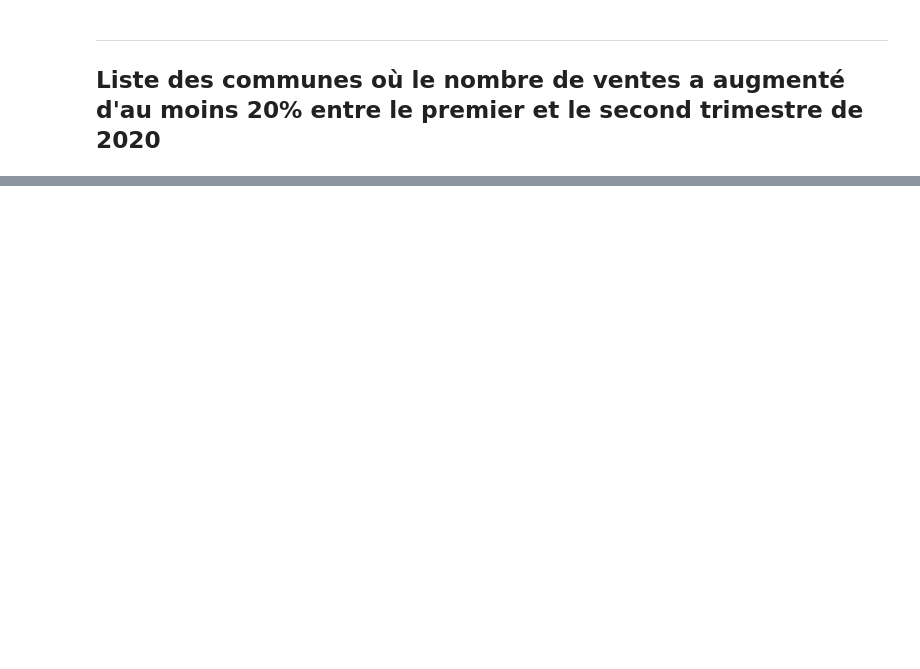
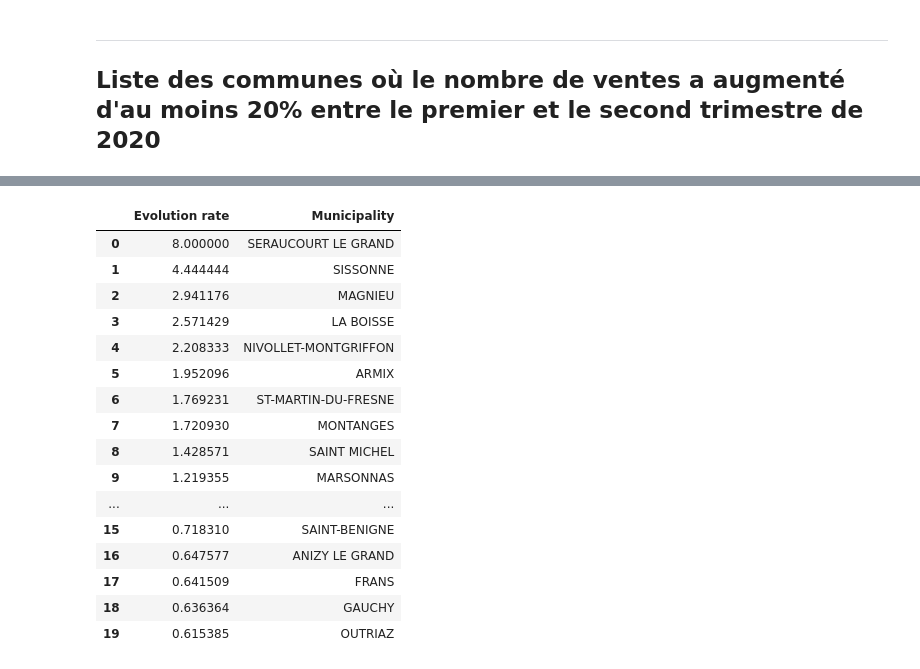
Before and after one commit to theoprovost/projet_immo, a Jupyter notebook: analyse.ipynb, the cells around one changed output, grey strips where cells are left out. Drawn from its saved outputs; the diff is of its cells as text; code cells hidden in the pictures; blank space fills up the shorter version.

```diff
--- a/analyse.ipynb
+++ b/analyse.ipynb
@@ -243,0 +315,24 @@ The evolution rate bewteen the first and second semester of 2020 is equal to -1.
+# %%
+cur.execute("SELECT (t2 - t1)::FLOAT/ t1 , commune FROM (SELECT sum(case when date_mutation <= '2020-03-31' then 1 else 0 end) as t1,sum(case when date_mutation BETWEEN '2020-04-01' AND '2020-06-30' then 1 else 0 end) as t2, commune FROM transaction LEFT JOIN bien ON transaction.bien_id = bien.id LEFT JOIN localisation ON bien.code_postal = localisation.code_postal LEFT JOIN commune ON localisation.code_commune = commune.code_commune GROUP BY commune.commune) ts WHERE (t2 - t1)::FLOAT/ t1 >= 0.2 AND commune IS NOT NULL ORDER BY (t2 - t1)::FLOAT/ t1 DESC LIMIT 20;")
+result = cur.fetchall()
+
+df = pd.DataFrame(result, columns=['Evolution rate', 'Municipality'])
+df
+# %% [output]
+|  | Evolution rate | Municipality |
+| 0 | 8.000000 | SERAUCOURT LE GRAND |
+| 1 | 4.444444 | SISSONNE |
+| 2 | 2.941176 | MAGNIEU |
+| 3 | 2.571429 | LA BOISSE |
+| 4 | 2.208333 | NIVOLLET-MONTGRIFFON |
+| 5 | 1.952096 | ARMIX |
+| 6 | 1.769231 | ST-MARTIN-DU-FRESNE |
+| 7 | 1.720930 | MONTANGES |
+| 8 | 1.428571 | SAINT MICHEL |
+| 9 | 1.219355 | MARSONNAS |
+| ... | ... | ... |
+| 15 | 0.718310 | SAINT-BENIGNE |
+| 16 | 0.647577 | ANIZY LE GRAND |
+| 17 | 0.641509 | FRANS |
+| 18 | 0.636364 | GAUCHY |
+| 19 | 0.615385 | OUTRIAZ |
```
Also changed, not shown: parts of 21 cells of this notebook, 1 other file.
